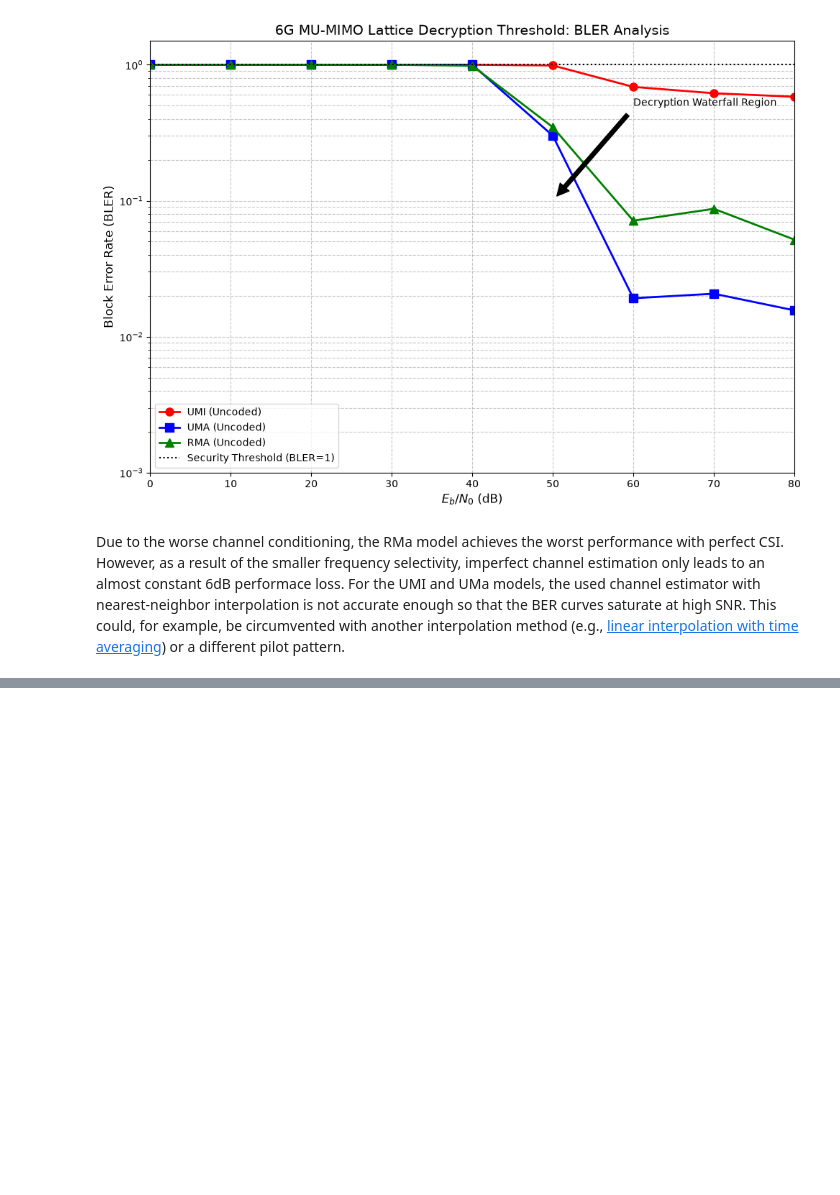
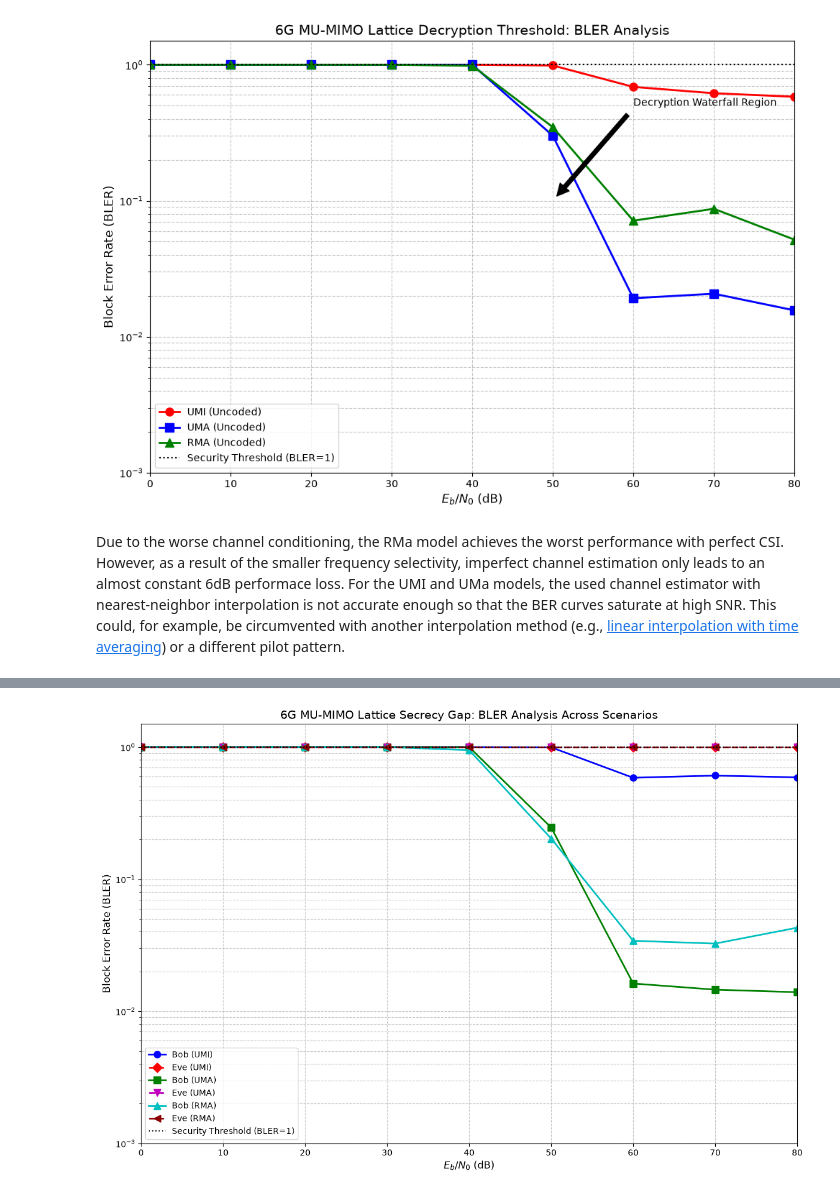
Before and after one commit to DanielGrahamB/pqc-research, a Jupyter notebook: PQC_MIMO_Simulations.ipynb, the cells around one changed output, grey strips where cells are left out. Cells and saved outputs as stored; diff of their text form; code cells hidden in the pictures; blank space fills up the shorter version.

```diff
--- a/PQC_MIMO_Simulations.ipynb
+++ b/PQC_MIMO_Simulations.ipynb
@@ -562,3 +561,102 @@ plt.show()
 [figure]
 # %% [markdown]
 Due to the worse channel conditioning, the RMa model achieves the worst performance with perfect CSI. However, as a result of the smaller frequency selectivity, imperfect channel estimation only leads to an almost constant 6dB performace loss. For the UMI and UMa models, the used channel estimator with nearest-neighbor interpolation is not accurate enough so that the BER curves saturate at high SNR. This could, for example, be circumvented with another interpolation method (e.g., [linear interpolation with time averaging](https://nvlabs.github.io/sionna/phy/api/ofdm/sionna.phy.ofdm.LinearInterpolator.html)) or a different pilot pattern.
+# %%
+# Initialize dictionaries to store BLER results for all scenarios
+all_bob_blers = {}
+all_eve_blers = {}
+
+# Define the range of signal-to-noise ratios for simulation
+ebno_db_range = np.array(SIMS["ebno_db"])
+
+# Loop through each scenario defined in SIMS
+for current_scenario in SIMS["scenario"]:
+    print(f"Simulating for scenario: {current_scenario.upper()}...")
+    # Instantiate the legitimate receiver (Bob) model for the current scenario
+    bob_model = Model(scenario=current_scenario, perfect_csi=True)
+    # Instantiate the eavesdropper (Eve) model for the current scenario
+    eve_model = Model(scenario=current_scenario, perfect_csi=True)
+
+    # Move computation to GPU if available for efficiency
+    if torch.cuda.is_available():
+        bob_model.cuda()
+        eve_model.cuda()
+
+    # Initialize channel model topology for Bob
+    bob_model._channel_model.allocate_topology_tensors(batch_size=SIMS["batch_size"], num_bs=1, num_ut=bob_model._num_ut)
+    # Initialize channel model topology for Eve
+    eve_model._channel_model.allocate_topology_tensors(batch_size=SIMS["batch_size"], num_bs=1, num_ut=eve_model._num_ut)
+
+    # For Bob, no changes are needed, his model uses the correct private basis
+
+    # For Eve, force her to use the public key matrix B as her private basis R
+    # This makes her decryption path use the mathematically bad basis
+    eve_model._lattice_engine.R = eve_model._lattice_engine.B.to(dtype=torch.complex128)
+
+    print(f"Simulating Bob's performance for {current_scenario.upper()}...")
+    # Simulate Bob's block error rate over the SNR range
+    _, bob_bler = sim_ber(bob_model,
+                                ebno_db_range,
+                                batch_size=SIMS["batch_size"],
+                                max_mc_iter=50,
+                                num_target_block_errors=50,
+                                target_bler=1e-3,
+                                compile_mode=None
+                                )
+    all_bob_blers[current_scenario] = bob_bler
+
+    print(f"Simulating Eve's performance for {current_scenario.upper()}...")
+    # Simulate Eve's block error rate over the same SNR range
+    _, eve_bler = sim_ber(eve_model,
+                                ebno_db_range,
+                                batch_size=SIMS["batch_size"],
+                                max_mc_iter=50,
+                                num_target_block_errors=50,
+                                target_bler=1e-3,
+                                compile_mode=None
+                                )
+    all_eve_blers[current_scenario] = eve_bler
+
+# Create a figure to plot the simulation results
+plt.figure(figsize=(12, 8))
+
+# Define colors and markers for plotting each scenario
+colors_bob = {'umi': 'b', 'uma': 'g', 'rma': 'c'}
+markers_bob = {'umi': 'o', 'uma': 's', 'rma': '^'}
+
+colors_eve = {'umi': 'r', 'uma': 'm', 'rma': 'darkred'}
+markers_eve = {'umi': 'D', 'uma': 'v', 'rma': '<'}
+
+# Plot the results for each scenario
+for current_scenario in SIMS["scenario"]:
+    # Plot Bob's block error rate curve for the current scenario
+    plt.semilogy(ebno_db_range, all_bob_blers[current_scenario].cpu().numpy(),
+                 color=colors_bob[current_scenario], marker=markers_bob[current_scenario], markersize=8, linewidth=2,
+                 linestyle='-', label=f"Bob ({current_scenario.upper()})")
+
+    # Plot Eve's block error rate curve for the current scenario
+    plt.semilogy(ebno_db_range, all_eve_blers[current_scenario].cpu().numpy(),
+                 color=colors_eve[current_scenario], marker=markers_eve[current_scenario], markersize=8, linewidth=2,
+                 linestyle='--', label=f"Eve ({current_scenario.upper()})")
+
+# Label the x-axis with Eb/N0 in dB
+plt.xlabel(r"$E_b/N_0$ (dB)", fontsize=12)
+# Label the y-axis as Block Error Rate
+plt.ylabel("Block Error Rate (BLER)", fontsize=12)
+# Set the plot title for secrecy gap analysis across scenarios
+plt.title("6G MU-MIMO Lattice Secrecy Gap: BLER Analysis Across Scenarios", fontsize=14)
+# Add a grid for better readability
+plt.grid(True, which="both", linestyle='--', alpha=0.7)
+# Draw a horizontal line at BLER = 1 to indicate the security threshold
+plt.axhline(y=1.0, color='k', linestyle=':', label='Security Threshold (BLER=1)')
+# Display the legend in the lower left corner
+plt.legend(loc='lower left', fontsize=10)
+# Set the y-axis limits for the plot
+plt.ylim([1e-3, 1.5])
+# Set the x-axis limits for the plot
+plt.xlim([0, 80])
+# Adjust plot layout to prevent overlap
+plt.tight_layout()
+# Show the generated plot
+plt.show()
+# %% [output]
@@ -564,0 +680 @@ Due to the worse channel conditioning, the RMa model achieves the worst performa
+[figure, added]
```
Also changed, not shown: parts of 3 cells of this notebook.
